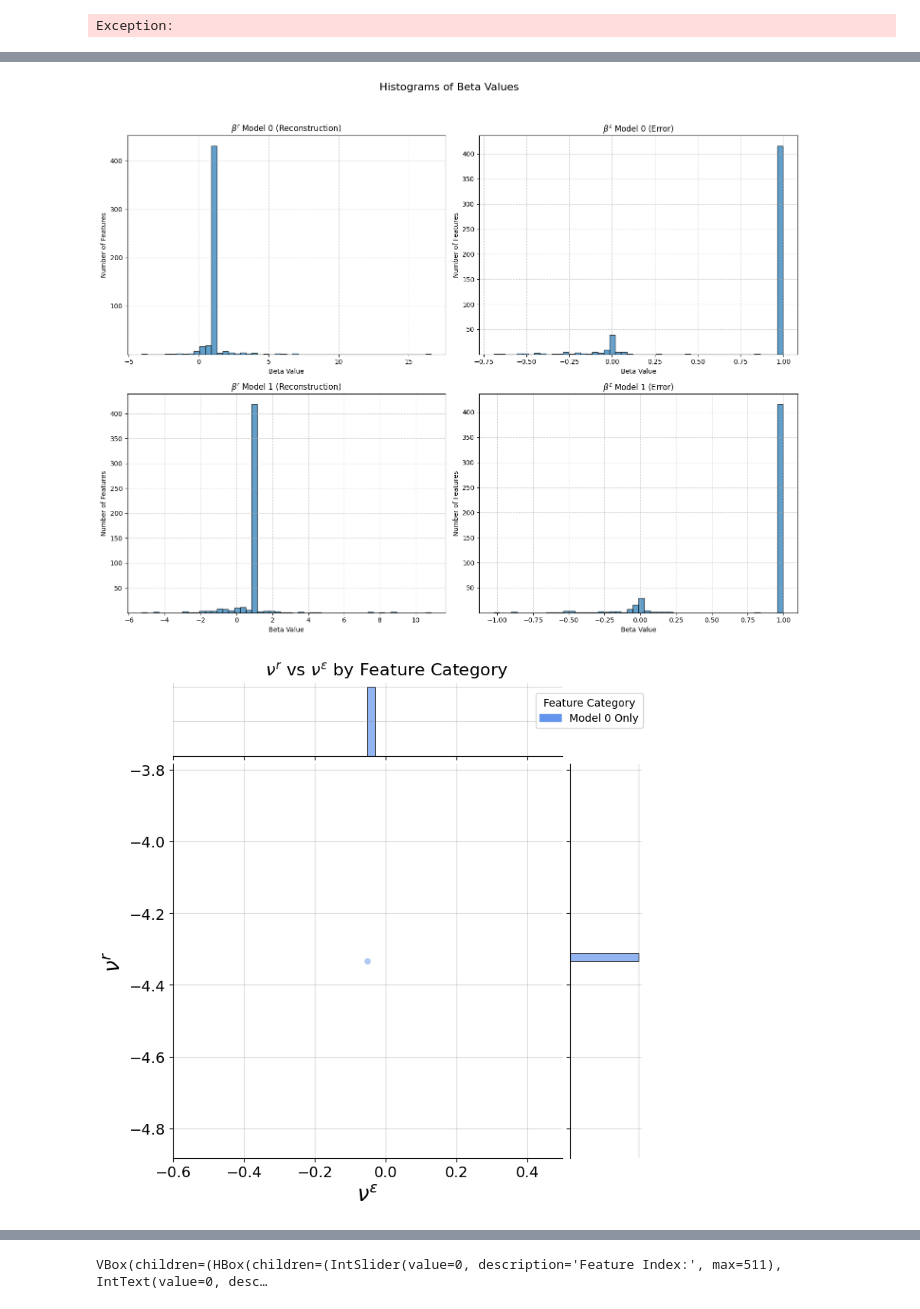
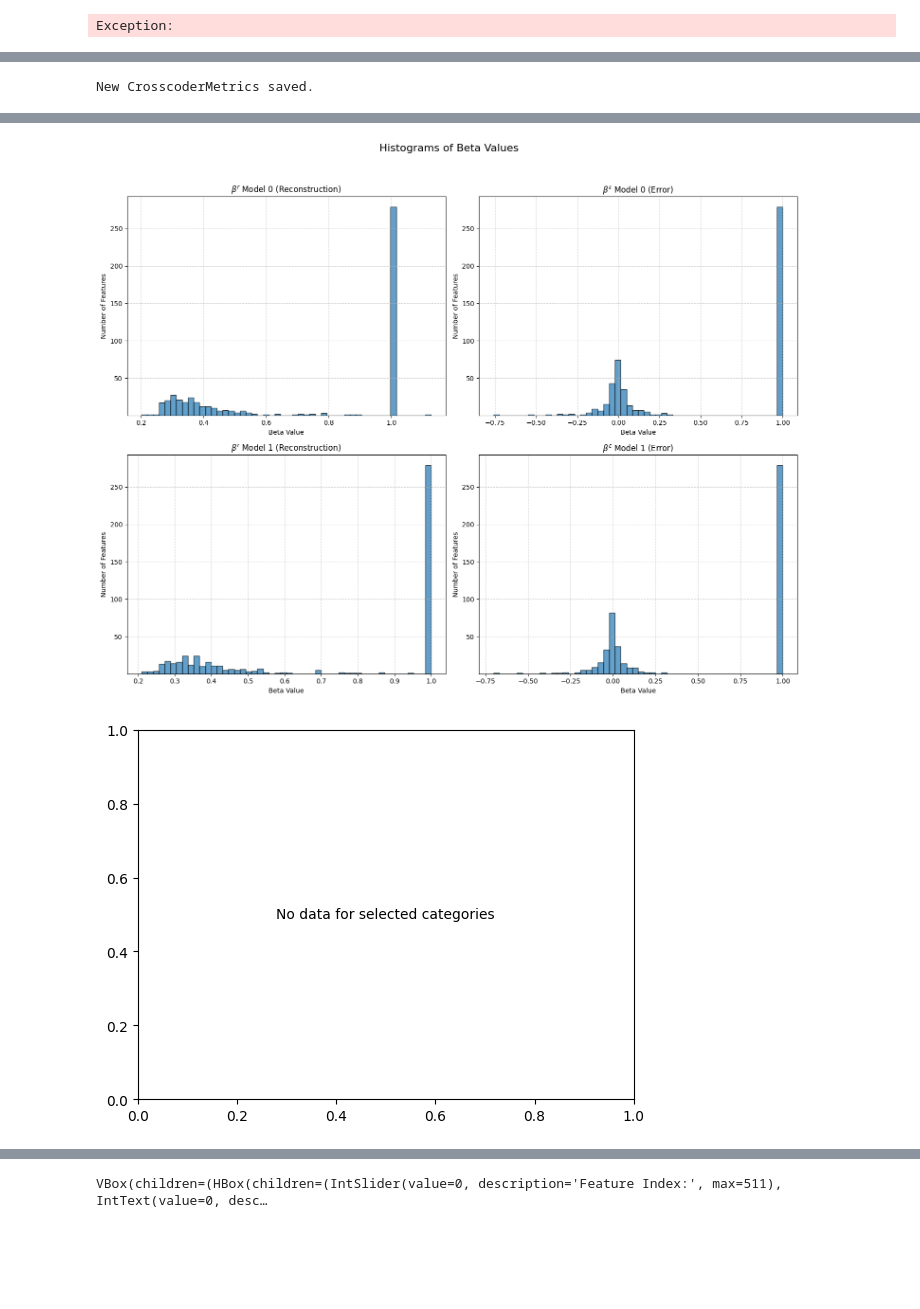
Before and after one commit to BenWilop/WSG_games, a Jupyter notebook: playground_crosscoder.ipynb, the cells around one changed output, grey strips where cells are left out. Saved outputs shown, nothing was run; the diff lists cells and outputs as text; code cells hidden in the pictures; blank space fills up the shorter version.

Commit message:
Save computed data before plotting

```diff
--- a/playground_crosscoder.ipynb
+++ b/playground_crosscoder.ipynb
@@ -253,13 +253,19 @@ Exception:
 # save_dir = "/homes/55/bwilop/wsg/experiments/tictactoe/crosscoder/checkpoints/experiment_2_strong_model_finetuned_model_2025-05-31-10-35"
 # save_dir = "/homes/55/bwilop/wsg/experiments/tictactoe/crosscoder/checkpoints/experiment_2_strong_model_finetuned_model_2025-06-03-11-28"
 # save_dir = "/homes/55/bwilop/wsg/experiments/tictactoe/crosscoder/checkpoints/experiment_2_strong_model_finetuned_model_2025-06-03-17-28"
+# save_dir = "/homes/55/bwilop/wsg/experiments/tictactoe/crosscoder/checkpoints/experiment_2_strong_model_finetuned_model_2025-06-16-13-20"
 
 # Layer 0
 # save_dir = "/homes/55/bwilop/wsg/experiments/tictactoe/crosscoder/checkpoints/experiment_2_strong_model_finetuned_model_2025-06-03-19-56"
 # Layer 3
 # save_dir = "/homes/55/bwilop/wsg/experiments/tictactoe/crosscoder/checkpoints/experiment_2_strong_model_finetuned_model_2025-06-03-21-05"
 # Layer 5
-save_dir = "/homes/55/bwilop/wsg/experiments/tictactoe/crosscoder/checkpoints/experiment_2_strong_model_finetuned_model_2025-06-03-19-11"
+# save_dir = "/homes/55/bwilop/wsg/experiments/tictactoe/crosscoder/checkpoints/experiment_2_strong_model_finetuned_model_2025-06-03-19-11"
+
+# medium, WSG did not work
+save_dir = "/homes/55/bwilop/wsg/experiments/tictactoe/crosscoder/checkpoints/experiment_2_strong_model_finetuned_model_2025-06-19-11-38"
+# mini, WSG worked
+# save_dir = "/homes/55/bwilop/wsg/experiments/tictactoe/crosscoder/checkpoints/experiment_2_strong_model_finetuned_model_2025-06-19-13-31"
 
 crosscoder_metrics = CrosscoderMetrics.cache(save_dir, DEVICE, overwrite=True)
 # crosscoder_metrics = CrosscoderMetrics(save_dir, DEVICE)
@@ -272,0 +278 @@ New CrosscoderMetrics saved.
+New CrosscoderMetrics saved.
@@ -274,2 +280,2 @@ New CrosscoderMetrics saved.
-[figure, old version]
+[figure, new version]
-[figure, old version]
+[figure, new version]
```
Also changed, not shown: parts of 5 cells of this notebook, 6 other files.
